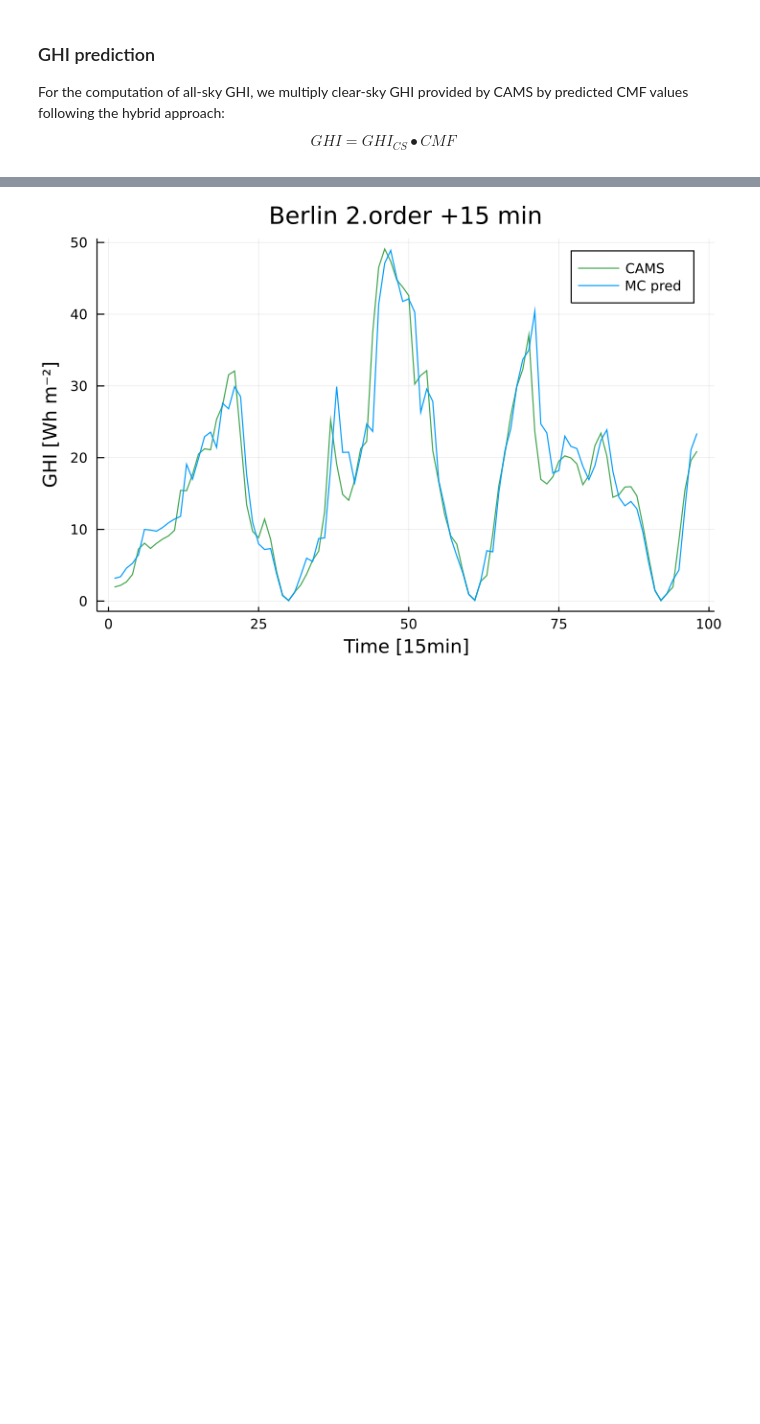
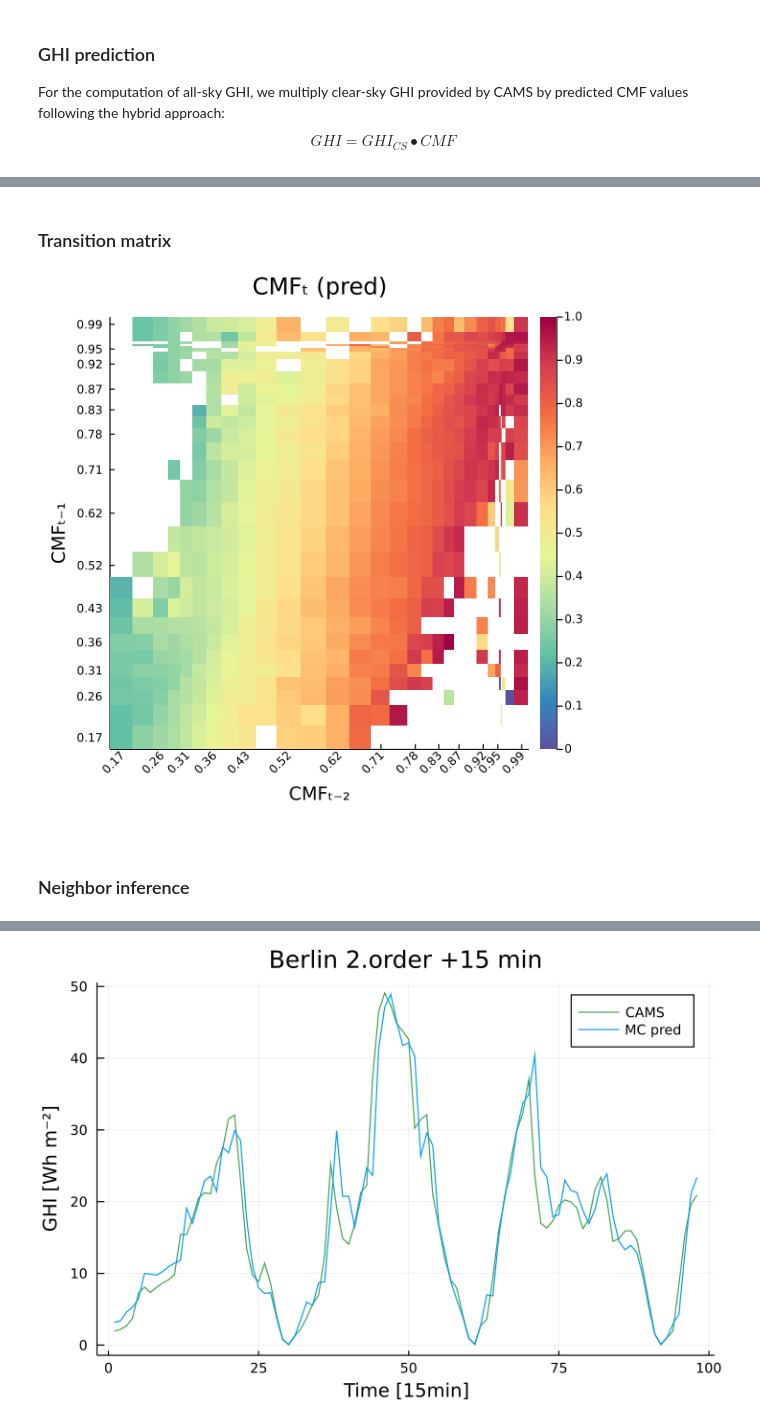
Before and after one commit to EuRoXy/MC_CMF, a Jupyter notebook: prelimDraft.ipynb, the cells around one changed output, grey strips where cells are left out. Saved outputs shown, nothing was run; the diff lists cells and outputs as text; code cells hidden in the pictures; blank space fills up the shorter version.

```diff
--- a/prelimDraft.ipynb
+++ b/prelimDraft.ipynb
@@ -138,0 +97,11 @@ Fig. 7
+# %% [markdown]
+### Transition matrix
+# %%
+hm_test = heatmap(binMean, binMean, T_test, c=cgrad(:Spectral_10, rev=true), clim=(0,1), grid=false,
+    title="CMFₜ (pred)", size=(500,500), tickfontsize=7,
+    xticks=xti, yticks=xti, xrotation=45,
+    xlabel="CMFₜ₋₂", ylabel="CMFₜ₋₁")
+# %% [output]
+[figure, added]
+# %% [markdown]
+### Neighbor inference
```
Also changed, not shown: parts of 43 cells of this notebook, 4 other files.
